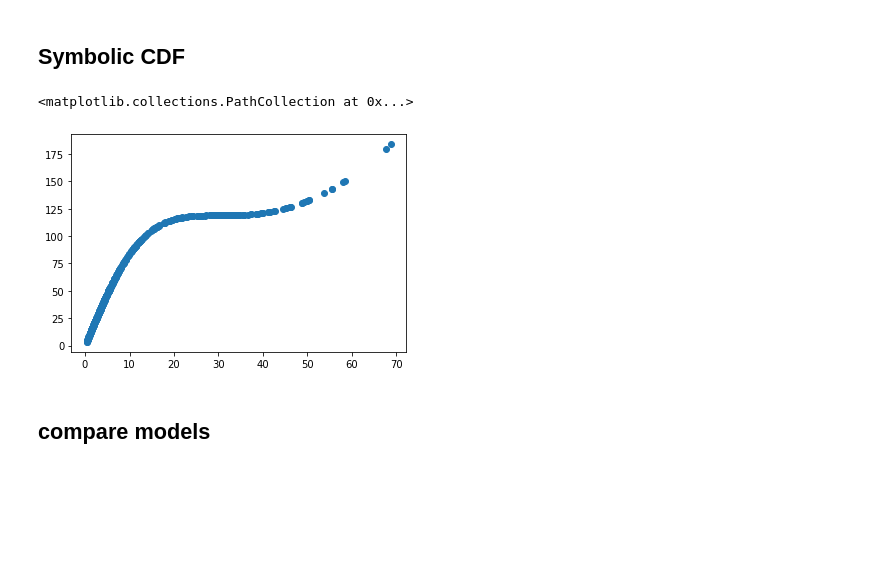
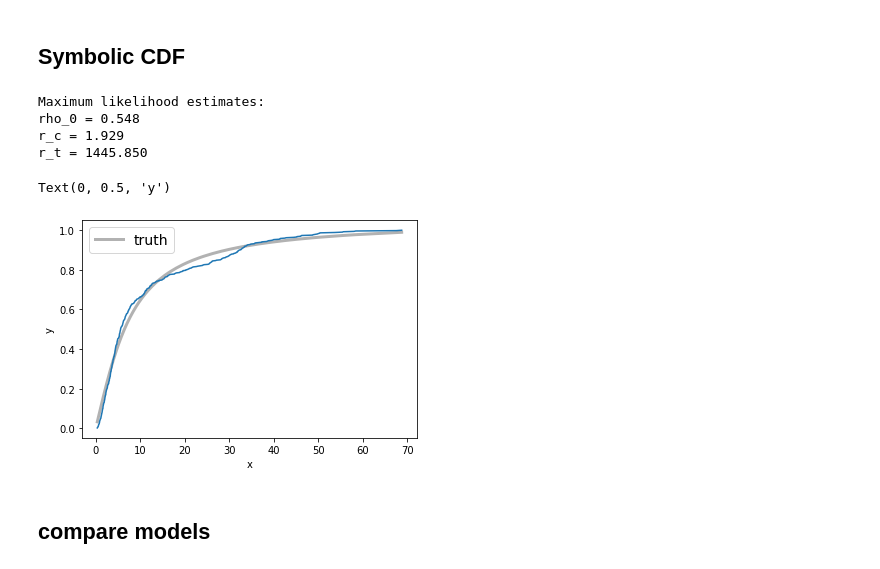
Before and after one commit to olgaborodina/be-open, a Jupyter notebook: main-project.ipynb, the cells around one changed output. Cells and saved outputs as stored; diff of their text form; code cells hidden in the pictures; blank space fills up the shorter version.

Commit message:
added Likelihood maximisation for params

```diff
--- a/main-project.ipynb
+++ b/main-project.ipynb
@@ -130,20 +132,44 @@ cdf = sympy.integrate(expr, r)
 # %%
 cdf_fun = sympy.utilities.lambdify([rho_0, r_c, r_t, r], cdf)
 
-"""
-def log_likelihood(theta, x, xerr):
+
+def log_likelihood(theta,x, y, yerr):
     rho_0, r_c, r_t = theta
     model = cdf_fun(rho_0, r_c, r_t, x)
 
-    sigma2 = xerr**2
+    sigma2 = yerr**2
     return -0.5 * np.sum((y - model) ** 2 / sigma2 + np.log(sigma2))
 
-"""
 
 #plt.scatter(d, cdf_fun(50,20,30,d.value))
-# %% [output]
-<matplotlib.collections.PathCollection at 0x...>
-[figure, removed]
+# %%
+from scipy.optimize import minimize
+
+np.random.seed(42)
+nll = lambda *args: -log_likelihood(*args)
+initial = np.array([1., np.mean(d.value), 4*np.mean(d.value)])
+
+yerr  = np.random.normal(size=len(CDF))
+soln = minimize(nll, initial, args=(CDF_x, CDF, yerr))
+rho0_ml, rc_ml, rt_ml = soln.x
+
+print("Maximum likelihood estimates:")
+print("rho_0 = {0:.3f}".format(m_ml))
+print("r_c = {0:.3f}".format(b_ml))
+print("r_t = {0:.3f}".format(np.exp(log_f_ml)))
+
+plt.plot(CDF_x, cdf_fun(rho0_ml,rc_ml,rt_ml, CDF_x), "k", alpha=0.3, lw=3, label="truth")
+plt.plot(CDF_x, CDF)
+plt.legend(fontsize=14)
+plt.xlabel("x")
+plt.ylabel("y")
+# %% [output]
+Maximum likelihood estimates:
+rho_0 = 0.548
+r_c = 1.929
+r_t = 1445.850
+Text(0, 0.5, 'y')
+[figure, added]
 # %% [markdown]
 ## compare models
 # %% [markdown]
```
Also changed, not shown: parts of 1 cell of this notebook.
